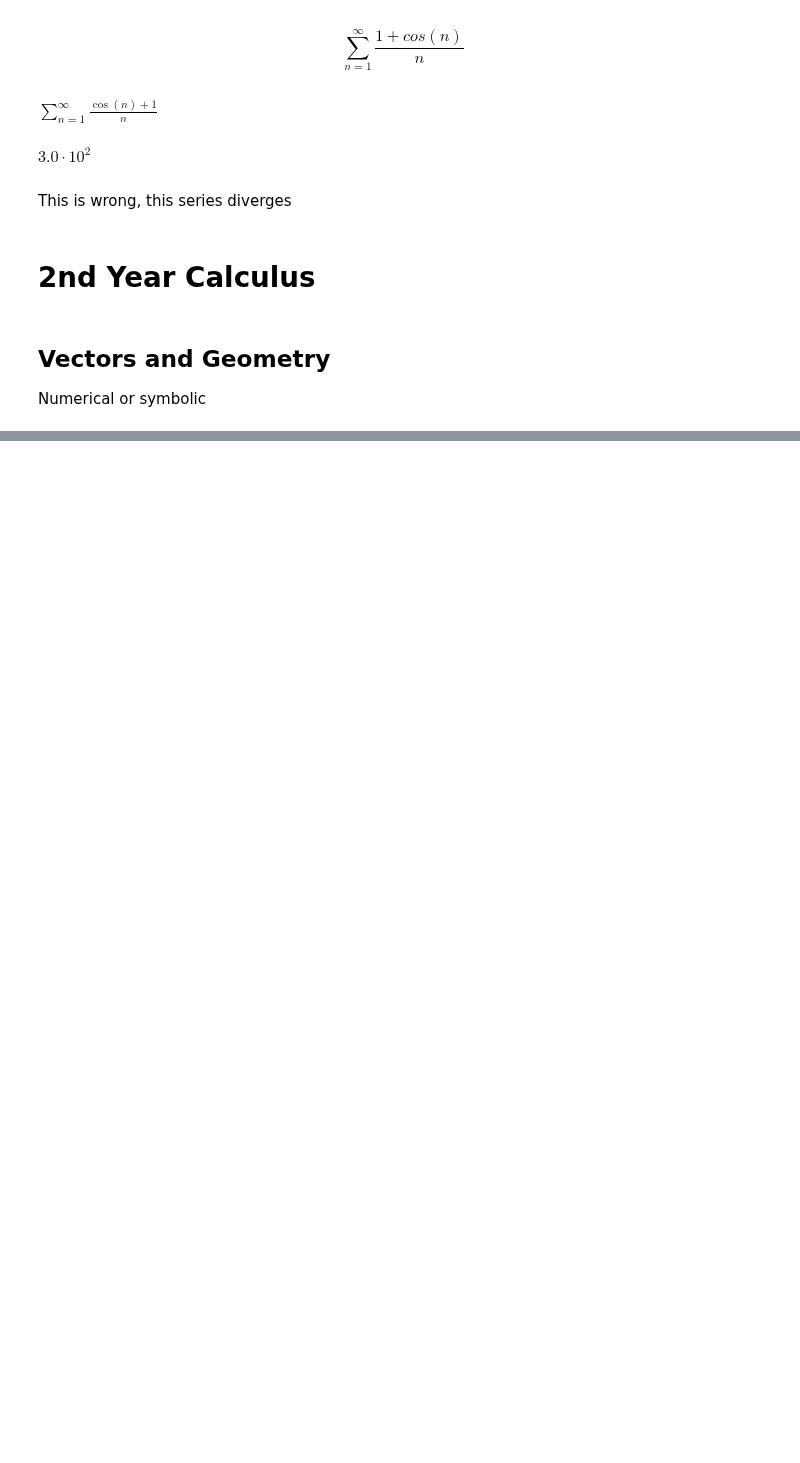
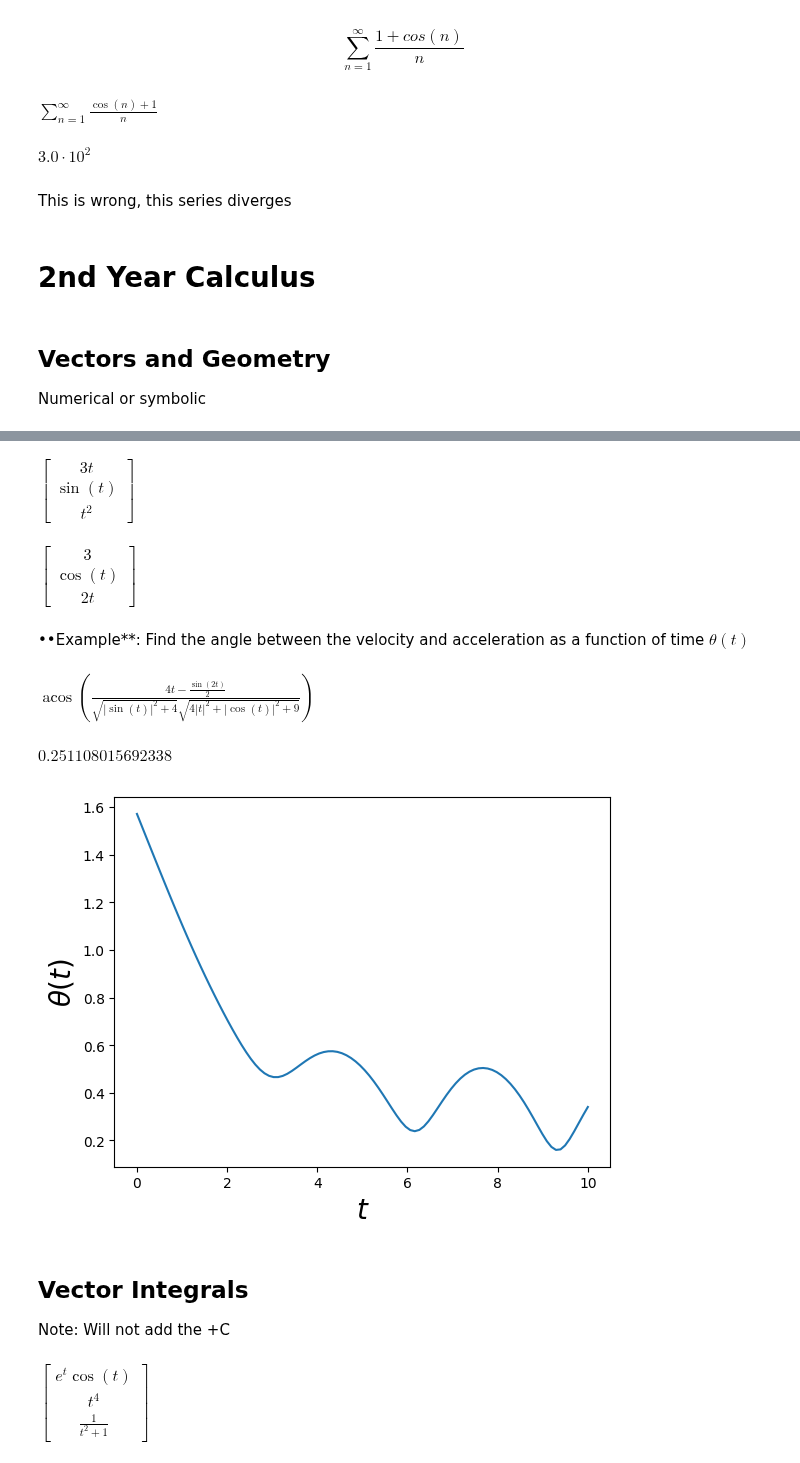
Before and after one commit to ashleysharp/codespaces-jupyter, a Jupyter notebook: notebooks/calculus.ipynb, the cells around one changed output, grey strips where cells are left out. Cells and saved outputs as stored; diff of their text form; code cells hidden in the pictures; blank space fills up the shorter version.

Commit message:
Vector calculus

```diff
--- a/notebooks/calculus.ipynb
+++ b/notebooks/calculus.ipynb
@@ -256,0 +353,41 @@ Numerical or symbolic
+# %%
+r = smp.Matrix([3*t, smp.sin(t), t**2])
+r
+# %% [output]
+$\displaystyle \left[\begin{matrix}3 t\\\sin{\left(t \right)}\\t^{2}\end{matrix}\right]$
+# %%
+smp.diff(r, t)
+# %% [output]
+$\displaystyle \left[\begin{matrix}3\\\cos{\left(t \right)}\\2 t\end{matrix}\right]$
+# %% [markdown]
+••Example**: Find the angle between the velocity and acceleration as a function of time $\theta(t)$
+# %%
+v = smp.diff(r, t)
+a = smp.diff(v, t)
+theta = smp.acos(v.dot(a) / (v.norm() * a.norm())).simplify()
+# %%
+theta
+# %% [output]
+$\displaystyle \operatorname{acos}{\left(\frac{4 t - \frac{\sin{\left(2 t \right)}}{2}}{\sqrt{\left|{\sin{\left(t \right)}}\right|^{2} + 4} \sqrt{4 \left|{t}\right|^{2} + \left|{\cos{\left(t \right)}}\right|^{2} + 9}} \right)}$
+# %%
+theta.subs(t, 6).evalf()
+# %% [output]
+$\displaystyle 0.251108015692338$
+# %%
+tt = np.linspace(0, 10, 100)
+aa = smp.lambdify([t], theta)(tt)
+plt.plot(tt, aa)
+plt.xlabel('$t$', fontsize = 20)
+plt.ylabel(r'$\theta(t)$', fontsize = 20)
+plt.show()
+# %% [output]
+[figure, added]
+# %% [markdown]
+## Vector Integrals
+
+Note: Will not add the +C
+# %%
+r = smp.Matrix([smp.exp(t)*smp.cos(t), t**4, 1/(1+t**2)])
+r
+# %% [output]
+$\displaystyle \left[\begin{matrix}e^{t} \cos{\left(t \right)}\\t^{4}\\\frac{1}{t^{2} + 1}\end{matrix}\right]$
```
Also changed, not shown: parts of 28 cells of this notebook.
